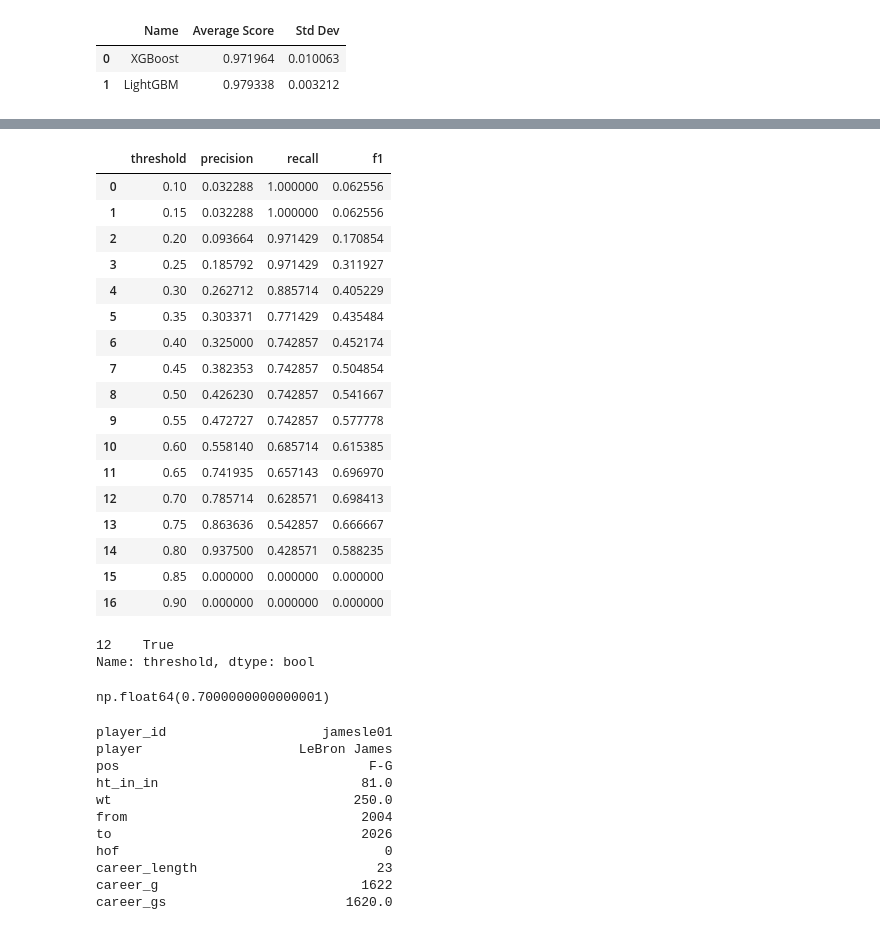
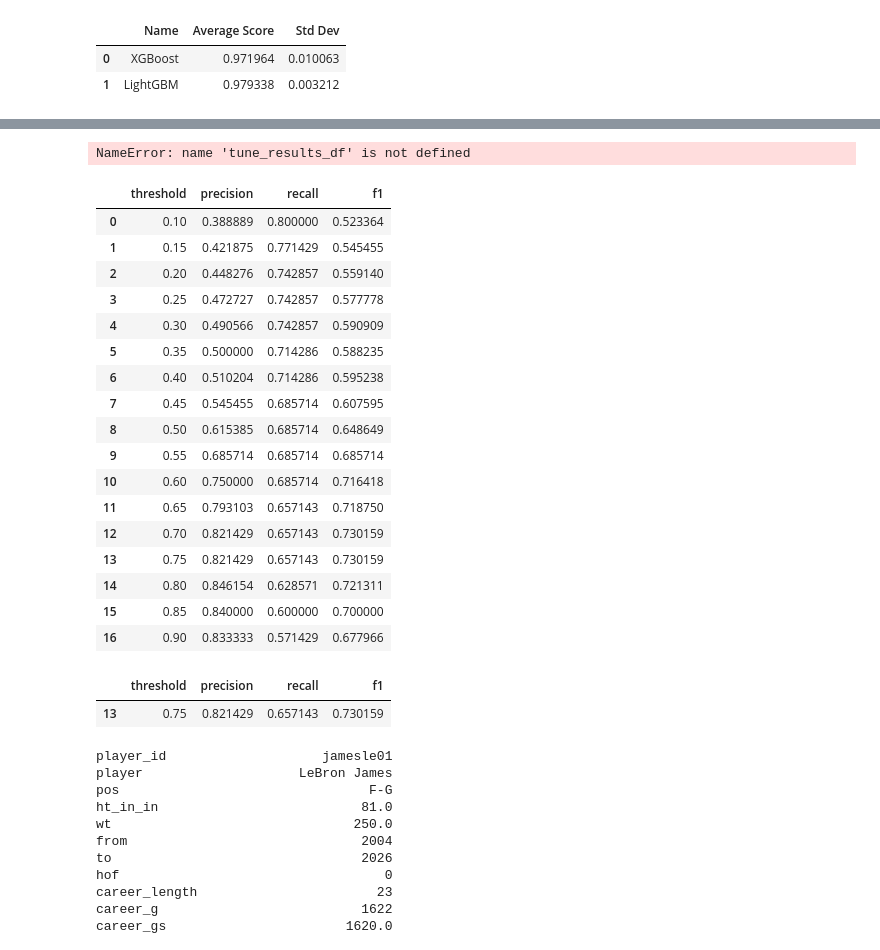
Before and after one commit to cedrictongg/COMP542-Group-8, a Jupyter notebook: NBA Prediction.ipynb, the cells around one changed output, grey strips where cells are left out. Saved outputs shown, nothing was run; the diff lists cells and outputs as text; code cells hidden in the pictures.

Commit message:
feat: implemented RandomizedSearchCV

```diff
--- a/NBA Prediction.ipynb
+++ b/NBA Prediction.ipynb
@@ -375,7 +376,7 @@ from sklearn.model_selection import cross_val_score
 cv_result = []
 
 for name, model in models:
-    scores = cross_val_score(model, X_train_selected, y_train, cv=5, scoring="roc_auc")
+    scores = cross_val_score(estimator=model, X=X_train_selected, y=y_train, cv=5, scoring="roc_auc")
     cv_result.append({"Name": name, "Average Score": scores.mean(), "Std Dev": scores.std()})
 
 cv_results_df = pd.DataFrame(cv_result)
@@ -435,50 +472,52 @@ tune_results_df.head()
+# %%
+chosen_model = tune_results_df[tune_results_df["Search Score"] == tune_results_df["Search Score"].max()]["Name"][0]
+print(chosen_model)
+# %% [output]
+NameError: name 'tune_results_df' is not defined
 # %%
 import numpy as np
 from sklearn.metrics import precision_score, recall_score, f1_score
 
-y_proba_test = best_models["XGBoost"].predict_proba(X_test_selected)[:, 1]
+y_proba_test = best_models[chosen_model].predict_proba(X_test_selected)[:, 1]
 
 # start, stop, num
 thresholds = np.linspace(0.1, 0.9, 17)
 rows = []
 
 for t in thresholds:
     y_pred_t = (y_proba_test >= t).astype(int)
-    prec = precision_score(y_test, y_pred_t) # how many are actually hof
-    rec = recall_score(y_test, y_pred_t) # correctly flagged hof
-    f1 = f1_score(y_test, y_pred_t) # balance between precision and f1
+    # zero division set due to warnings previously
+    prec = precision_score(y_test, y_pred_t, zero_division=0) # how many are actually hof
+    rec = recall_score(y_test, y_pred_t, zero_division=0) # correctly flagged hof
+    f1 = f1_score(y_test, y_pred_t, zero_division=0) # balance between precision and f1
     rows.append({"threshold": t, "precision": prec, "recall": rec, "f1": f1})
 
 threshold_df = pd.DataFrame(rows)
 threshold_df
 # %% [output]
 |  | threshold | precision | recall | f1 |
-| 0 | 0.10 | 0.032288 | 1.000000 | 0.062556 |
-| 1 | 0.15 | 0.032288 | 1.000000 | 0.062556 |
-| 2 | 0.20 | 0.093664 | 0.971429 | 0.170854 |
-| 3 | 0.25 | 0.185792 | 0.971429 | 0.311927 |
-| 4 | 0.30 | 0.262712 | 0.885714 | 0.405229 |
-| 5 | 0.35 | 0.303371 | 0.771429 | 0.435484 |
-| 6 | 0.40 | 0.325000 | 0.742857 | 0.452174 |
-| 7 | 0.45 | 0.382353 | 0.742857 | 0.504854 |
-| 8 | 0.50 | 0.426230 | 0.742857 | 0.541667 |
-| 9 | 0.55 | 0.472727 | 0.742857 | 0.577778 |
-| 10 | 0.60 | 0.558140 | 0.685714 | 0.615385 |
-| 11 | 0.65 | 0.741935 | 0.657143 | 0.696970 |
-| 12 | 0.70 | 0.785714 | 0.628571 | 0.698413 |
-| 13 | 0.75 | 0.863636 | 0.542857 | 0.666667 |
-| 14 | 0.80 | 0.937500 | 0.428571 | 0.588235 |
-| 15 | 0.85 | 0.000000 | 0.000000 | 0.000000 |
-| 16 | 0.90 | 0.000000 | 0.000000 | 0.000000 |
+| 0 | 0.10 | 0.388889 | 0.800000 | 0.523364 |
+| 1 | 0.15 | 0.421875 | 0.771429 | 0.545455 |
+| 2 | 0.20 | 0.448276 | 0.742857 | 0.559140 |
+| 3 | 0.25 | 0.472727 | 0.742857 | 0.577778 |
+| 4 | 0.30 | 0.490566 | 0.742857 | 0.590909 |
+| 5 | 0.35 | 0.500000 | 0.714286 | 0.588235 |
+| 6 | 0.40 | 0.510204 | 0.714286 | 0.595238 |
+| 7 | 0.45 | 0.545455 | 0.685714 | 0.607595 |
+| 8 | 0.50 | 0.615385 | 0.685714 | 0.648649 |
+| 9 | 0.55 | 0.685714 | 0.685714 | 0.685714 |
+| 10 | 0.60 | 0.750000 | 0.685714 | 0.716418 |
+| 11 | 0.65 | 0.793103 | 0.657143 | 0.718750 |
+| 12 | 0.70 | 0.821429 | 0.657143 | 0.730159 |
+| 13 | 0.75 | 0.821429 | 0.657143 | 0.730159 |
+| 14 | 0.80 | 0.846154 | 0.628571 | 0.721311 |
+| 15 | 0.85 | 0.840000 | 0.600000 | 0.700000 |
+| 16 | 0.90 | 0.833333 | 0.571429 | 0.677966 |
-# %%
-best_threshold = threshold_df[threshold_df["f1"] == threshold_df["f1"].max()]["threshold"]
-# lebron
-best_models["XGBoost"].predict_proba([NBA_data[important_selected_features].iloc[4068]])[:, 1][0] >= best_threshold
-# %% [output]
-12    True
-Name: threshold, dtype: bool
-# %%
-best_threshold.iloc[0]
-# %% [output]
-np.float64(0.7000000000000001)
+# %%
+# classification of best threshold
+best_threshold = max(threshold_df[threshold_df["f1"] == threshold_df["f1"].max()]["threshold"])
+threshold_df[threshold_df["threshold"] == best_threshold]
+# %% [output]
+|  | threshold | precision | recall | f1 |
+| 13 | 0.75 | 0.821429 | 0.657143 | 0.730159 |
 # %%
```
Also changed, not shown: parts of 9 cells of this notebook.
